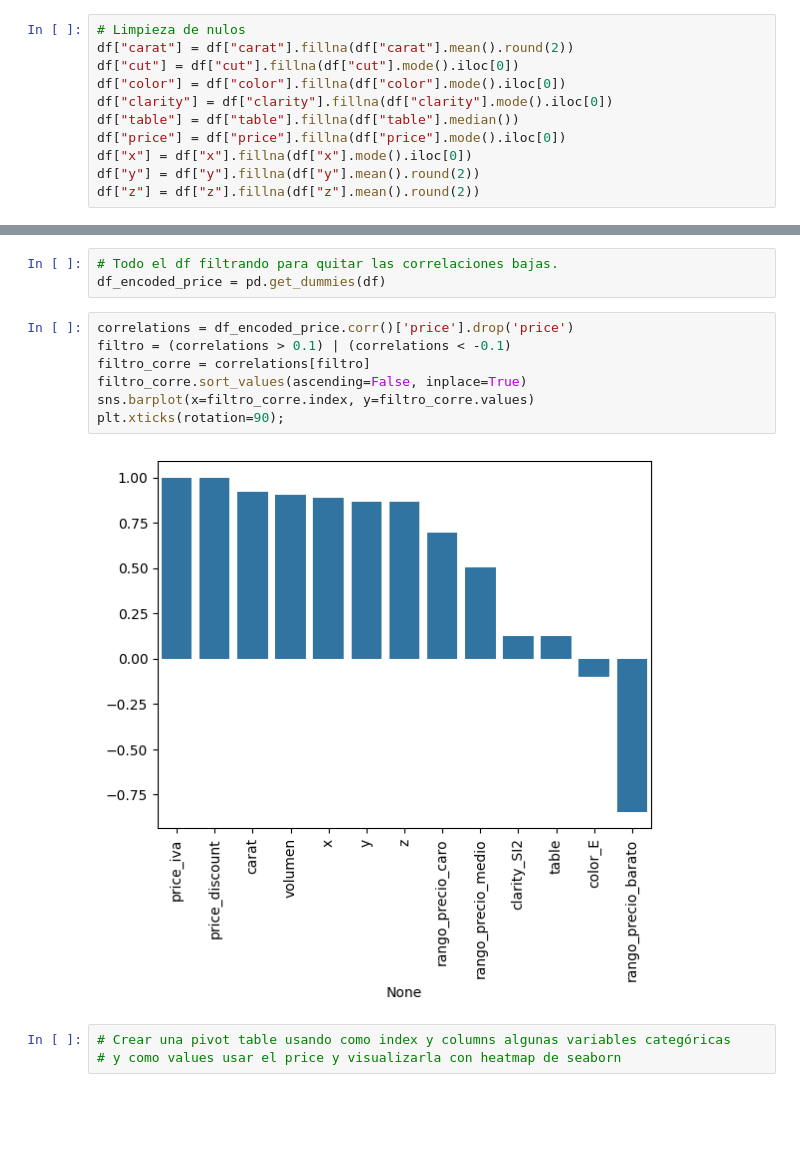
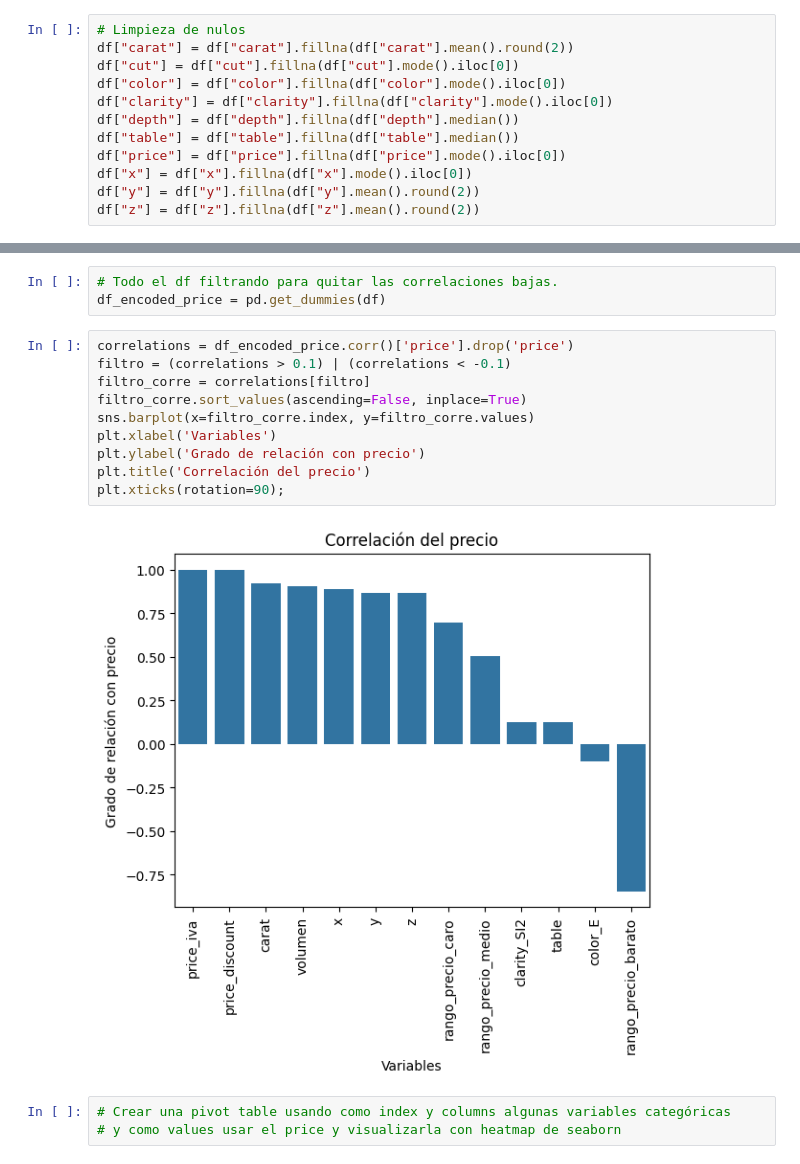
Before and after one commit to Noelia-MS/Ejercicios-Noelia, a Jupyter notebook: MOD03_Datascience/PROYECTO MOD03/m3_Noelia_Madrigal.ipynb, the cells around one changed output, grey strips where cells are left out. Drawn from its saved outputs; the diff is of its cells as text; blank space fills up the shorter version.

```diff
--- a/MOD03_Datascience/PROYECTO MOD03/m3_Noelia_Madrigal.ipynb
+++ b/MOD03_Datascience/PROYECTO MOD03/m3_Noelia_Madrigal.ipynb
@@ -45,6 +45,7 @@ df["carat"] = df["carat"].fillna(df["carat"].mean().round(2))
 df["cut"] = df["cut"].fillna(df["cut"].mode().iloc[0])
 df["color"] = df["color"].fillna(df["color"].mode().iloc[0])
 df["clarity"] = df["clarity"].fillna(df["clarity"].mode().iloc[0])
+df["depth"] = df["depth"].fillna(df["depth"].median())
 df["table"] = df["table"].fillna(df["table"].median())
 df["price"] = df["price"].fillna(df["price"].mode().iloc[0])
 df["x"] = df["x"].fillna(df["x"].mode().iloc[0])
@@ -419,12 +430,15 @@ df_encoded_price = pd.get_dummies(df)
 # %%
 correlations = df_encoded_price.corr()['price'].drop('price')
 filtro = (correlations > 0.1) | (correlations < -0.1)
 filtro_corre = correlations[filtro]
 filtro_corre.sort_values(ascending=False, inplace=True)
 sns.barplot(x=filtro_corre.index, y=filtro_corre.values)
+plt.xlabel('Variables')
+plt.ylabel('Grado de relación con precio')
+plt.title('Correlación del precio')
 plt.xticks(rotation=90);
 # %% [output]
-[figure, old version]
+[figure, new version]
 # %%
 # Crear una pivot table usando como index y columns algunas variables categóricas
 # y como values usar el price y visualizarla con heatmap de seaborn
```
Also changed, not shown: parts of 5 cells of this notebook.
